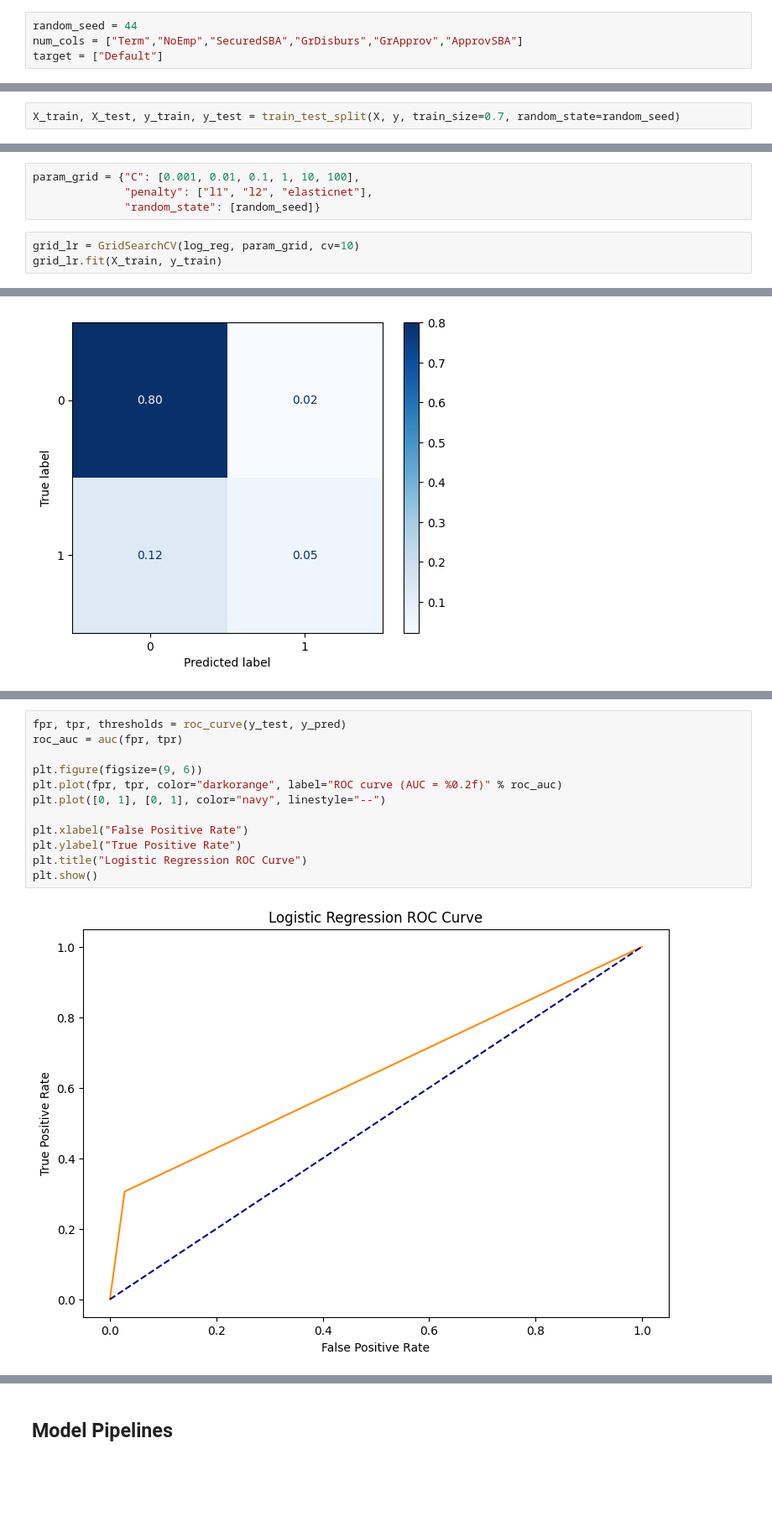
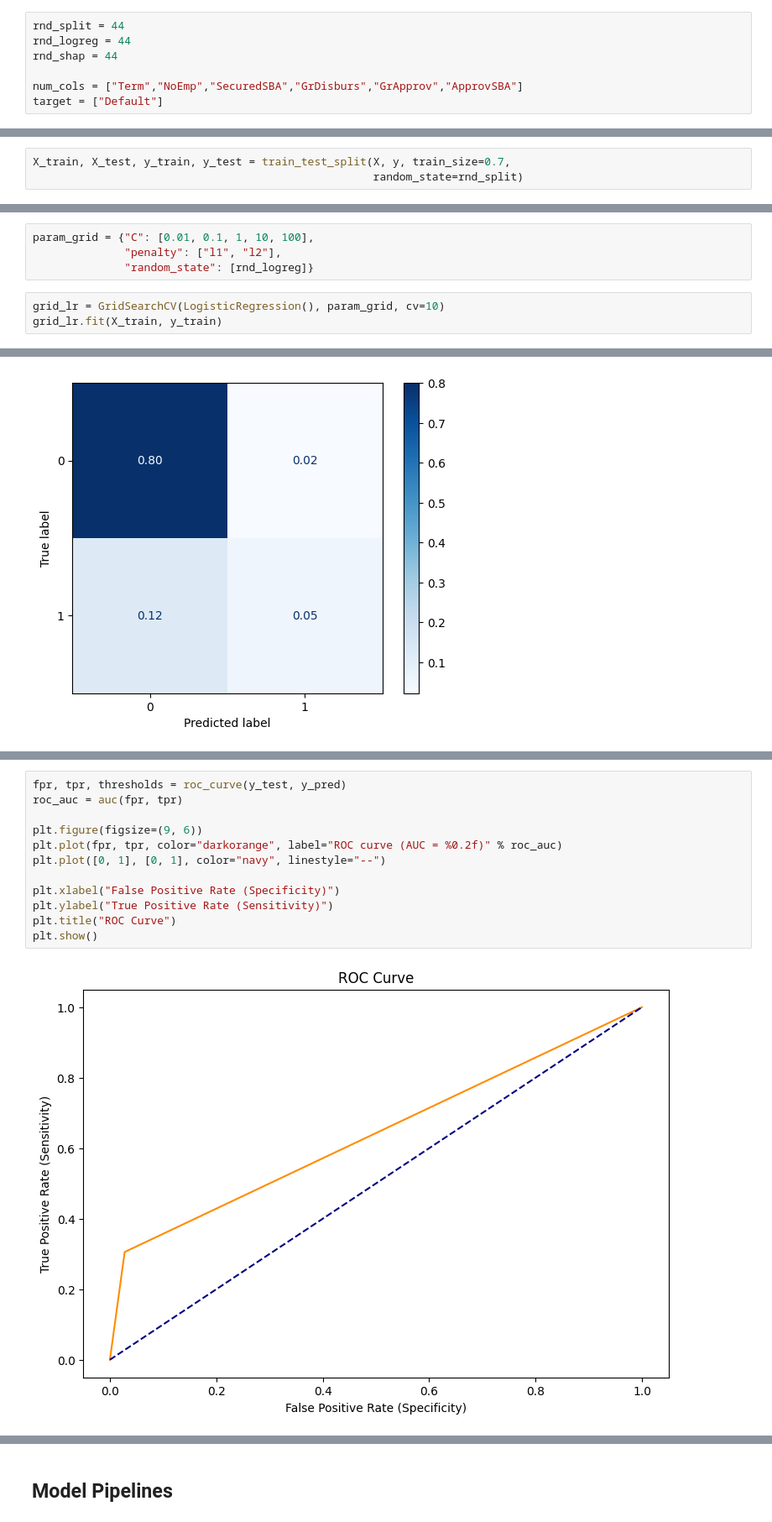
Before and after one commit to Ly-Ax/TFMasterIA, a Jupyter notebook: notebooks/logistic_regression.ipynb, the cells around one changed output, grey strips where cells are left out. Shown at 84% size. Drawn from its saved outputs; the diff is of its cells as text; blank space fills up the shorter version.

Commit message:
update logreg

```diff
--- a/notebooks/logistic_regression.ipynb
+++ b/notebooks/logistic_regression.ipynb
@@ -18,7 +21,10 @@ from sklearn.metrics import confusion_matrix, ConfusionMatrixDisplay
 # %% [markdown]
 ## Load Data
 # %%
-random_seed = 44
+rnd_split = 44
+rnd_logreg = 44
+rnd_shap = 44
+
 num_cols = ["Term","NoEmp","SecuredSBA","GrDisburs","GrApprov","ApprovSBA"]
 target = ["Default"]
 # %%
@@ -69,7 +75,8 @@ df.sample(3)
 X = df.drop(columns=target)
 y = df[target[0]]
 # %%
-X_train, X_test, y_train, y_test = train_test_split(X, y, train_size=0.7, random_state=random_seed)
+X_train, X_test, y_train, y_test = train_test_split(X, y, train_size=0.7,
+                                                    random_state=rnd_split)
 # %%
 print(f"Train: {X_train.shape}, {y_train.shape}")
 print(f"Test:  {X_test.shape}, {y_test.shape}")
@@ -83,9 +90,9 @@ log_reg = LogisticRegression()
 # %%
-param_grid = {"C": [0.001, 0.01, 0.1, 1, 10, 100],
-              "penalty": ["l1", "l2", "elasticnet"],
-              "random_state": [random_seed]}
+param_grid = {"C": [0.01, 0.1, 1, 10, 100],
+              "penalty": ["l1", "l2"],
+              "random_state": [rnd_logreg]}
 # %%
-grid_lr = GridSearchCV(log_reg, param_grid, cv=10)
+grid_lr = GridSearchCV(LogisticRegression(), param_grid, cv=10)
 grid_lr.fit(X_train, y_train)
 # %%
 params = grid_lr.best_params_
@@ -266,15 +288,15 @@ disp.plot(cmap="Blues", values_format=".2f")
 # %%
 fpr, tpr, thresholds = roc_curve(y_test, y_pred)
 roc_auc = auc(fpr, tpr)
 
 plt.figure(figsize=(9, 6))
 plt.plot(fpr, tpr, color="darkorange", label="ROC curve (AUC = %0.2f)" % roc_auc)
 plt.plot([0, 1], [0, 1], color="navy", linestyle="--")
 
-plt.xlabel("False Positive Rate")
-plt.ylabel("True Positive Rate")
-plt.title("Logistic Regression ROC Curve")
+plt.xlabel("False Positive Rate (Specificity)")
+plt.ylabel("True Positive Rate (Sensitivity)")
+plt.title("ROC Curve")
 plt.show()
 # %% [output]
-[figure, old version]
+[figure, new version]
 # %% [markdown]
```
Also changed, not shown: parts of 48 cells of this notebook.
